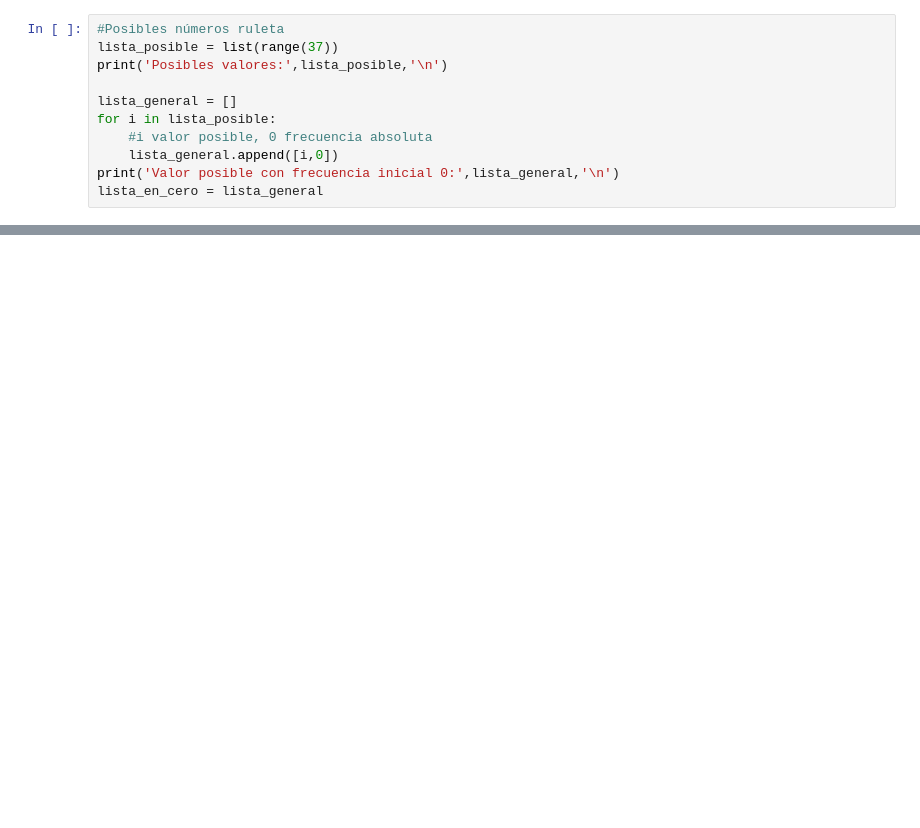
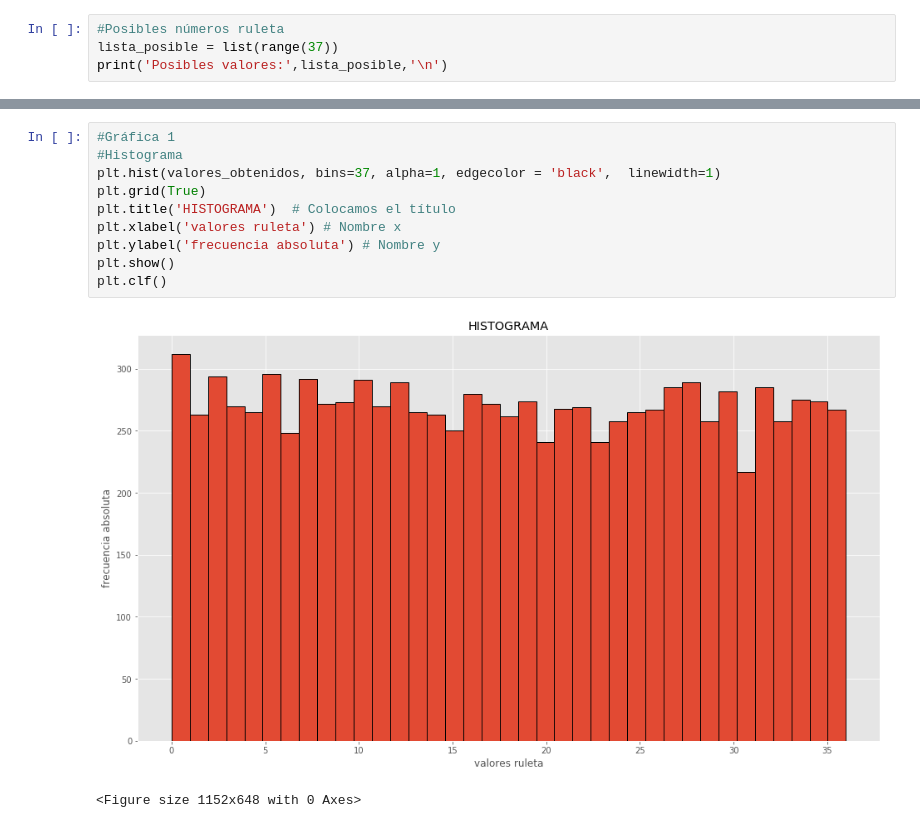
Before and after one commit to robagliom/ruleta, a Jupyter notebook: ruleta.ipynb, the cells around one changed output, grey strips where cells are left out. Drawn from its saved outputs; the diff is of its cells as text; blank space fills up the shorter version.

```diff
--- a/ruleta.ipynb
+++ b/ruleta.ipynb
@@ -9,12 +11,5 @@ plt.style.use('ggplot')
 #Posibles números ruleta
 lista_posible = list(range(37))
 print('Posibles valores:',lista_posible,'\n')
-
-lista_general = []
-for i in lista_posible:
-    #i valor posible, 0 frecuencia absoluta
-    lista_general.append([i,0])
-print('Valor posible con frecuencia inicial 0:',lista_general,'\n')
-lista_en_cero = lista_general
 # %% [output]
 Posibles valores: [0, 1, 2, 3, 4, 5, 6, 7, 8, 9, 10, 11, 12, 13, 14, 15, 16, 17, 18, 19, 20, 21, 22, 23, 24, 25, 26, 27, 28, 29, 30, 31, 32, 33, 34, 35, 36]
@@ -88,3 +29,16 @@ plt.xticks(lista_posible, lista_posible, rotation = 0) #ponemos valores posibles
+# %%
+#Gráfica 1
+#Histograma
+plt.hist(valores_obtenidos, bins=37, alpha=1, edgecolor = 'black',  linewidth=1)
+plt.grid(True)
+plt.title('HISTOGRAMA')  # Colocamos el título
+plt.xlabel('valores ruleta') # Nombre x
+plt.ylabel('frecuencia absoluta') # Nombre y
+plt.show()
+plt.clf()
+# %% [output]
+[figure, added]
+<Figure size 1152x648 with 0 Axes>
 # %%
 #Gráfica 2
 #Frecuencia relativa en n (cant) tiradas para un valor particular
```
Also changed, not shown: parts of 6 cells of this notebook.
